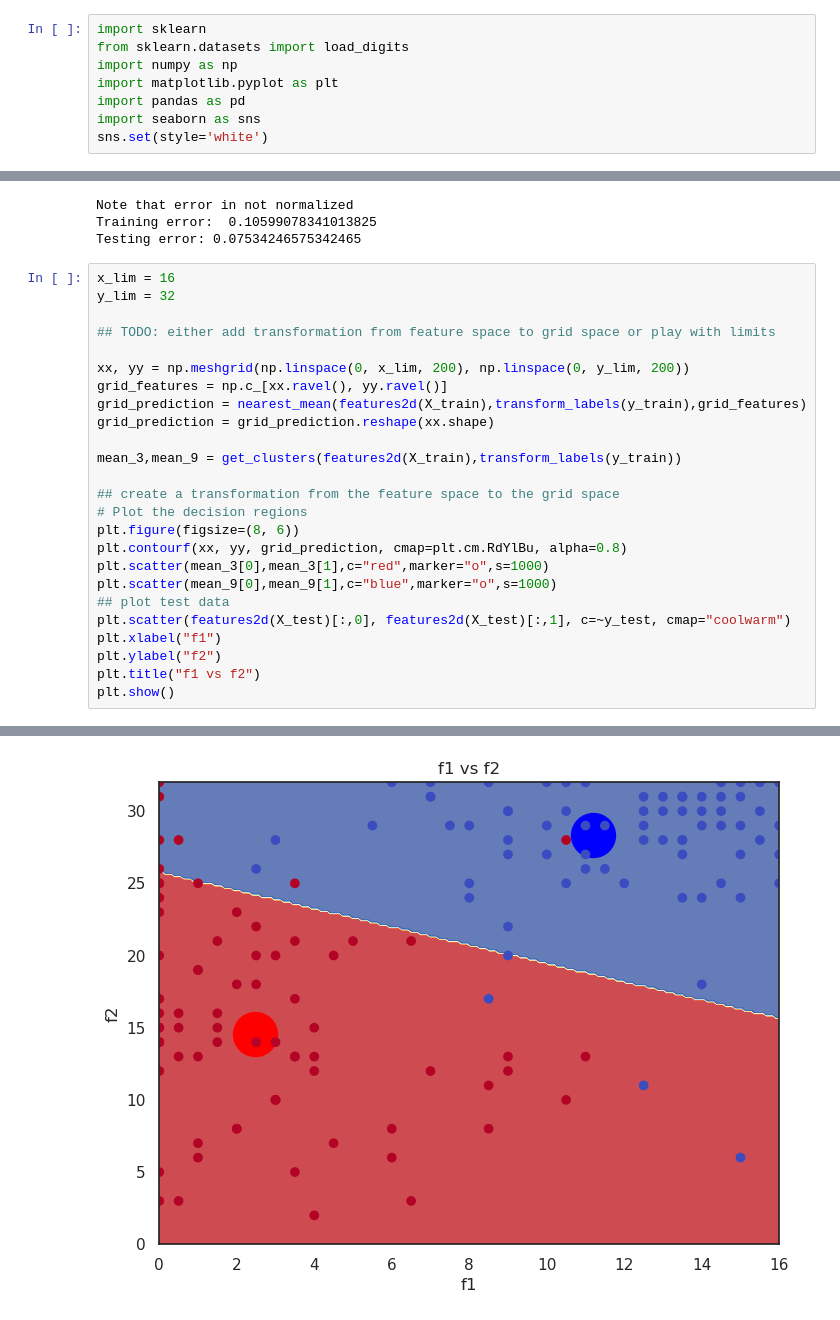
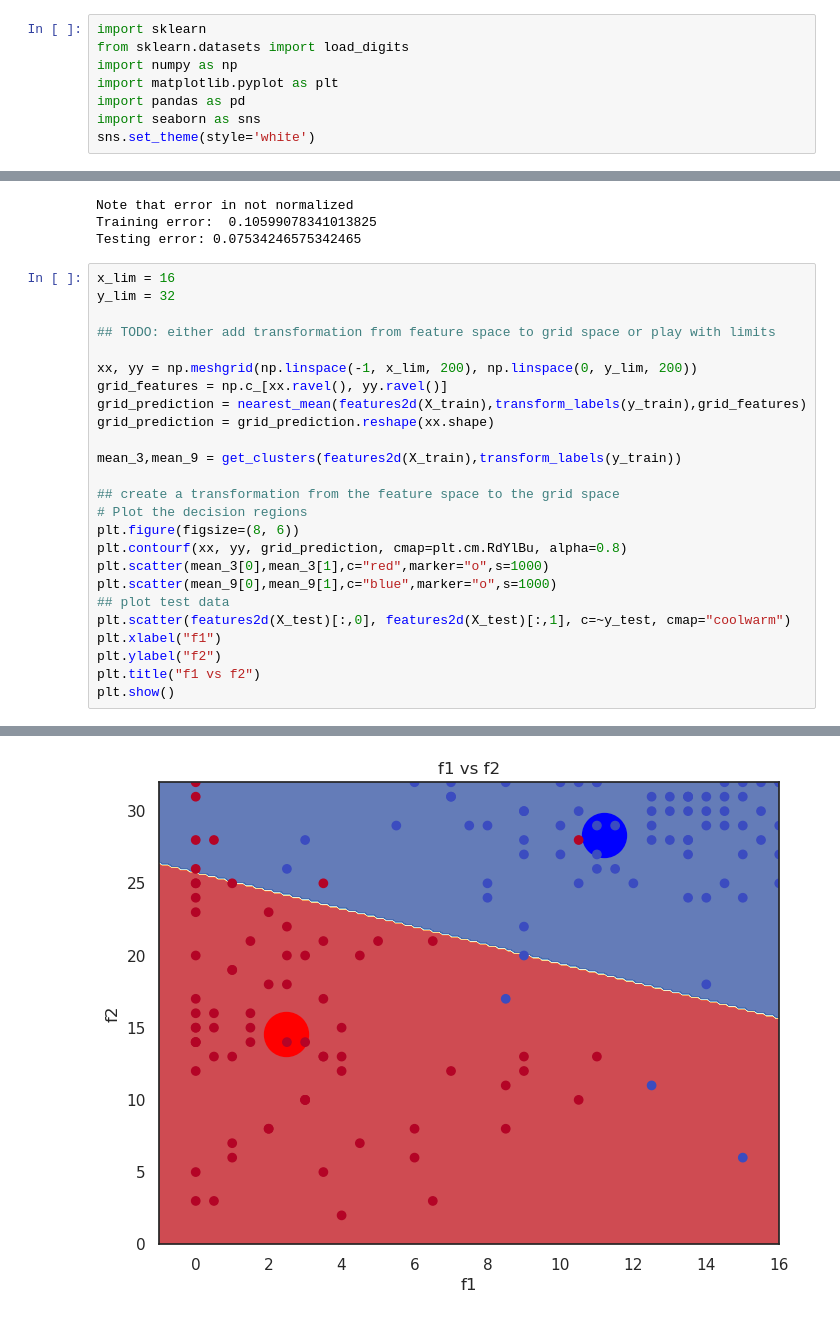
Before and after one commit to PrioteasaAndrei/ML-Essentials, a Jupyter notebook: exercise-1.ipynb, the cells around one changed output, grey strips where cells are left out. Saved outputs shown, nothing was run; the diff lists cells and outputs as text.

```diff
--- a/exercise-1.ipynb
+++ b/exercise-1.ipynb
@@ -5,4 +5,4 @@ import numpy as np
 import matplotlib.pyplot as plt
 import pandas as pd
 import seaborn as sns
-sns.set(style='white')
+sns.set_theme(style='white')
@@ -158,28 +162,28 @@ Testing error: 0.07534246575342465
 # %%
 x_lim = 16
 y_lim = 32
 
 ## TODO: either add transformation from feature space to grid space or play with limits
 
-xx, yy = np.meshgrid(np.linspace(0, x_lim, 200), np.linspace(0, y_lim, 200))
+xx, yy = np.meshgrid(np.linspace(-1, x_lim, 200), np.linspace(0, y_lim, 200))
 grid_features = np.c_[xx.ravel(), yy.ravel()]
 grid_prediction = nearest_mean(features2d(X_train),transform_labels(y_train),grid_features)
 grid_prediction = grid_prediction.reshape(xx.shape)
 
 mean_3,mean_9 = get_clusters(features2d(X_train),transform_labels(y_train))
 
 ## create a transformation from the feature space to the grid space
 # Plot the decision regions
 plt.figure(figsize=(8, 6))
 plt.contourf(xx, yy, grid_prediction, cmap=plt.cm.RdYlBu, alpha=0.8)
 plt.scatter(mean_3[0],mean_3[1],c="red",marker="o",s=1000)
 plt.scatter(mean_9[0],mean_9[1],c="blue",marker="o",s=1000)
 ## plot test data
 plt.scatter(features2d(X_test)[:,0], features2d(X_test)[:,1], c=~y_test, cmap="coolwarm")
 plt.xlabel("f1")
 plt.ylabel("f2")
 plt.title("f1 vs f2")
 plt.show()
 # %% [output]
 Training error:  0.10599078341013825
-[figure, old version]
+[figure, new version]
```
Also changed, not shown: parts of 9 cells of this notebook.
